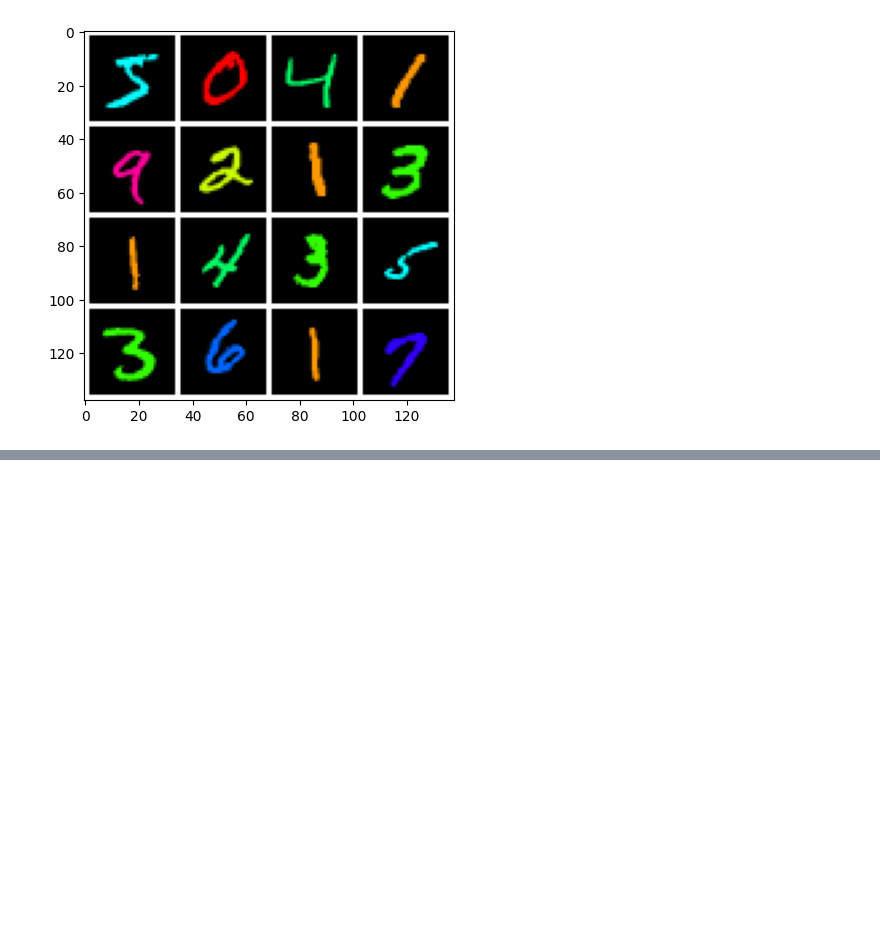
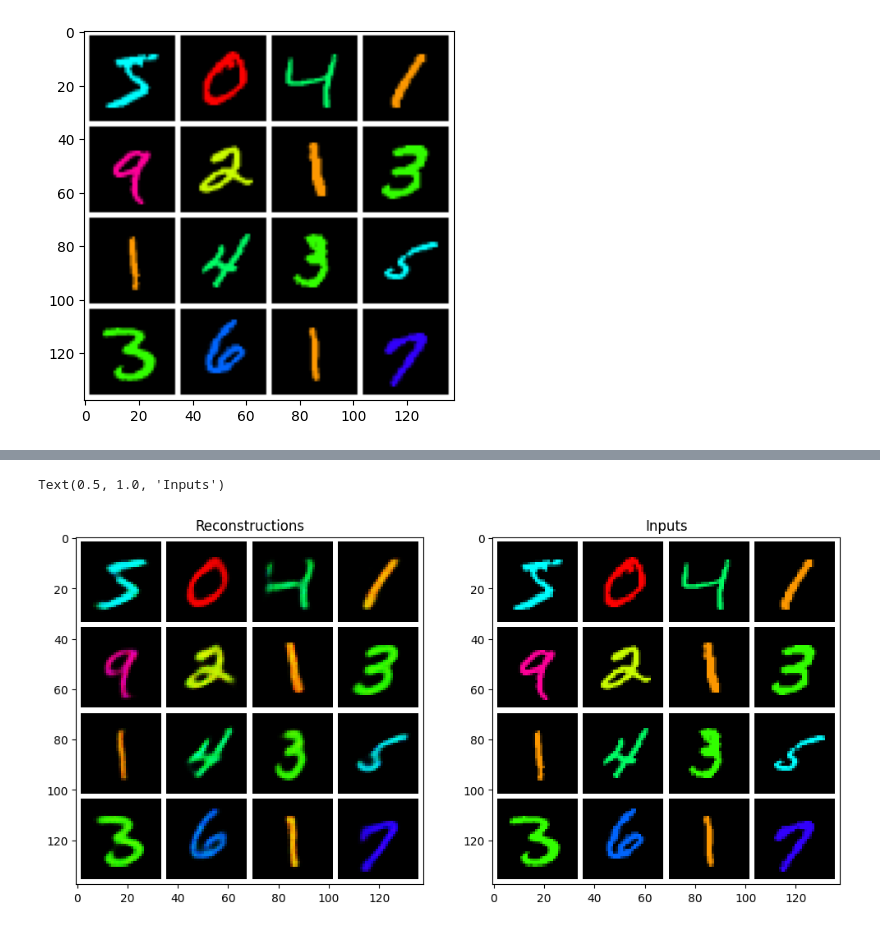
Before and after one commit to Stacey-bubi/vae-models, a Jupyter notebook: notebooks/init.ipynb, the cells around one changed output, grey strips where cells are left out. Drawn from its saved outputs; the diff is of its cells as text; code cells hidden in the pictures; blank space fills up the shorter version.

```diff
--- a/notebooks/init.ipynb
+++ b/notebooks/init.ipynb
@@ -56,0 +59,11 @@ Epoch 11/20 | Train Loss: 23.9143 | Val Loss: 24.2066
+# %%
+x = xb[:16]
+recon, *_ = trainer.predict(x.cuda())
+axes = plt.subplots(ncols=2, figsize=(12,8))[1]
+show_imgs(recon, axes[0])
+axes[0].set_title('Reconstructions')
+show_imgs(x, axes[1])
+axes[1].set_title('Inputs')
+# %% [output]
+Text(0.5, 1.0, 'Inputs')
+[figure, added]
```
Also changed, not shown: parts of 6 cells of this notebook, 7 other files.
